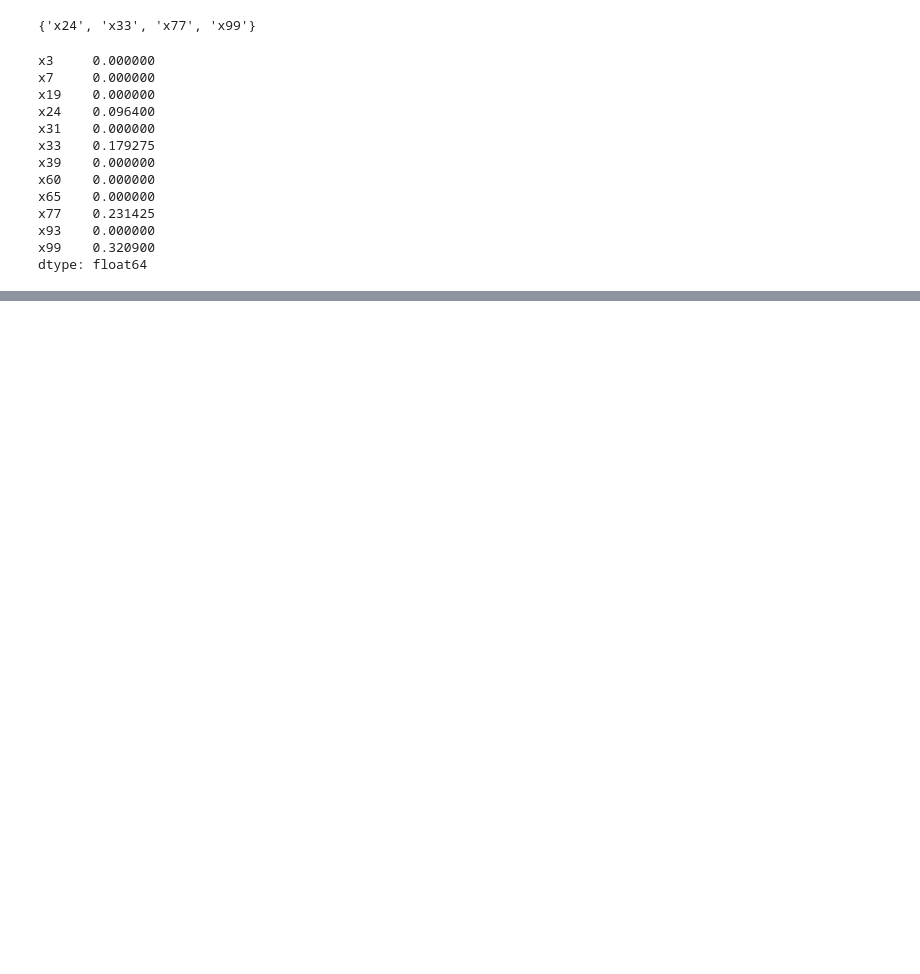
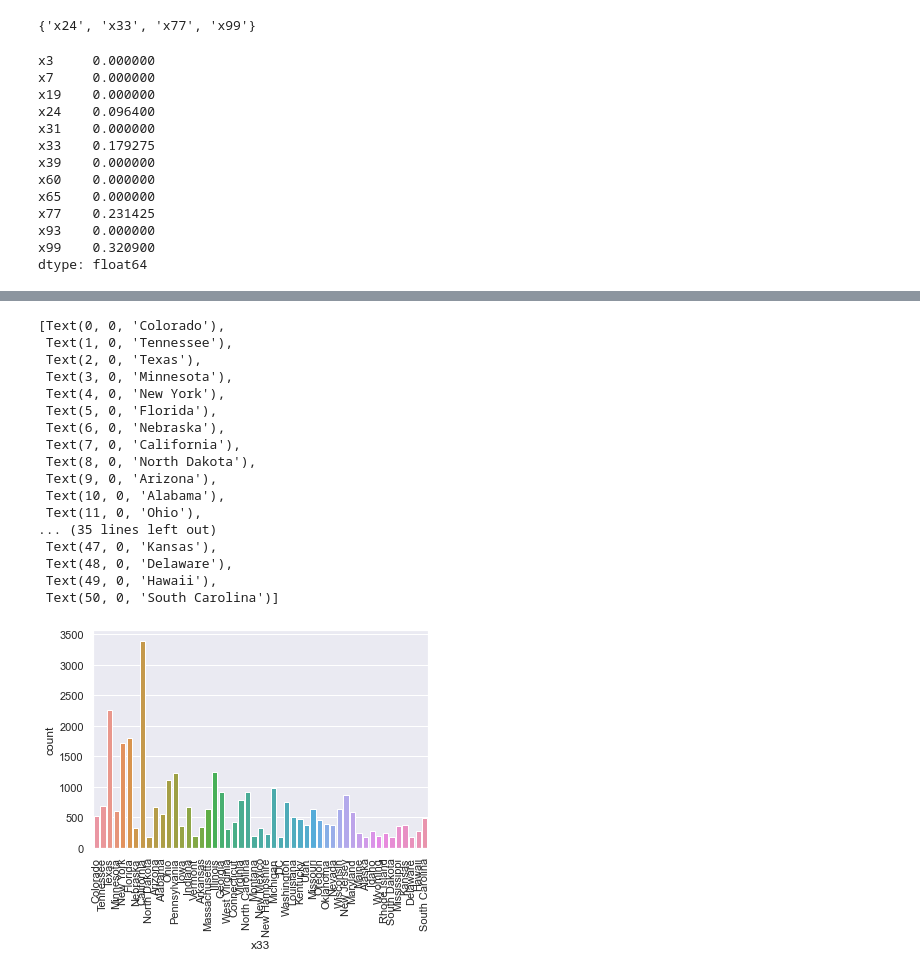
Before and after one commit to nghitrampham/data_assessments, a Jupyter notebook: statefarm/EDA.ipynb, the cells around one changed output, grey strips where cells are left out. Drawn from its saved outputs; the diff is of its cells as text; code cells hidden in the pictures; blank space fills up the shorter version.

```diff
--- a/statefarm/EDA.ipynb
+++ b/statefarm/EDA.ipynb
@@ -144,0 +204,22 @@ def clean_day_x3_col(date):
+# %%
+chart = sns.countplot(x='x33', data=cat_df);
+chart.set_xticklabels(chart.get_xticklabels(), rotation=90)
+# %% [output]
+[Text(0, 0, 'Colorado'),
+ Text(1, 0, 'Tennessee'),
+ Text(2, 0, 'Texas'),
+ Text(3, 0, 'Minnesota'),
+ Text(4, 0, 'New York'),
+ Text(5, 0, 'Florida'),
+ Text(6, 0, 'Nebraska'),
+ Text(7, 0, 'California'),
+ Text(8, 0, 'North Dakota'),
+ Text(9, 0, 'Arizona'),
+ Text(10, 0, 'Alabama'),
+ Text(11, 0, 'Ohio'),
+... (35 lines left out)
+ Text(47, 0, 'Kansas'),
+ Text(48, 0, 'Delaware'),
+ Text(49, 0, 'Hawaii'),
+ Text(50, 0, 'South Carolina')]
+[figure, added]
```
Also changed, not shown: parts of 26 cells of this notebook.
